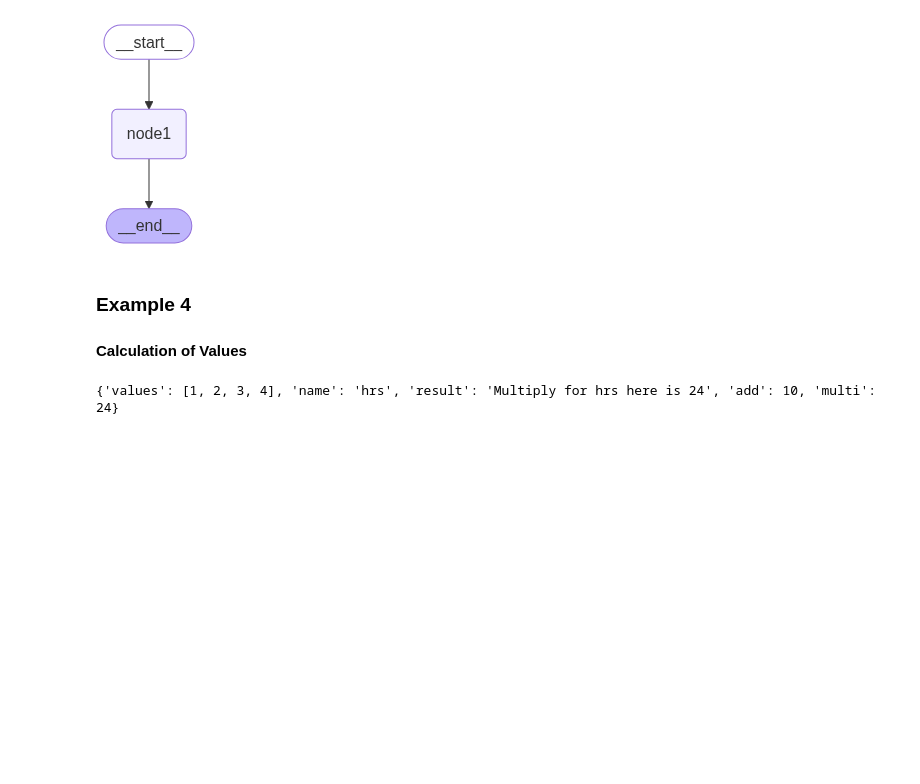
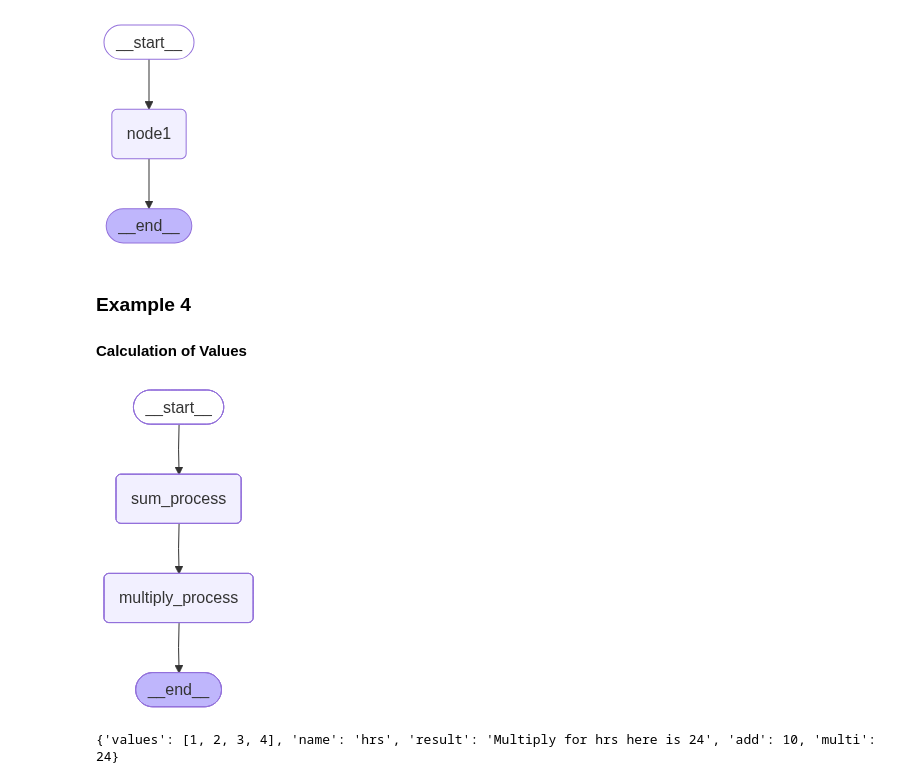
Before and after one commit to harshita-d/Langgraph_Basics, a Jupyter notebook: project1.ipynb, the cells around one changed output. Drawn from its saved outputs; the diff is of its cells as text; code cells hidden in the pictures; blank space fills up the shorter version.

```diff
--- a/project1.ipynb
+++ b/project1.ipynb
@@ -237,32 +237,34 @@ class SumAgent(TypedDict):
     multi: int
 
 
 def sum_values(state: SumAgent) -> SumAgent:
     """This function handles sum of multiple different input"""
     state["result"] = f"Sum for {state['name']} here is {sum(state['values'])}"
     state["add"] = sum(state["values"])
     return state
 
 
 def multiply_values(state: SumAgent) -> SumAgent:
     """This function handles multiply of multiple different inputs"""
     state["result"] = (
         f"Multiply for {state['name']} here is {reduce(lambda x, y: x*y, (state['values']))}"
     )
     state["multi"] = reduce(lambda x, y: x * y, (state["values"]))
     return state
 
 
 cal_graph = StateGraph(SumAgent)
 cal_graph.add_node("sum_process", sum_values)
 cal_graph.add_node("multiply_process", multiply_values)
 cal_graph.set_entry_point("sum_process")
 cal_graph.add_edge("sum_process", "multiply_process")
-cal_graph.add_edge("multiply_process", END)
+cal_graph.set_finish_point("multiply_process")
 cal_app = cal_graph.compile()
+display(Image(cal_app.get_graph().draw_mermaid_png()))
 
 cal_initial = {"values": [1, 2, 3, 4], "name": "hrs"}
 cal_result = cal_app.invoke(cal_initial)
 print(cal_result)
 # %% [output]
+[figure, added]
 {'values': [1, 2, 3, 4], 'name': 'hrs', 'result': 'Multiply for hrs here is 24', 'add': 10, 'multi': 24}
```
Also changed, not shown: parts of 6 cells of this notebook.
